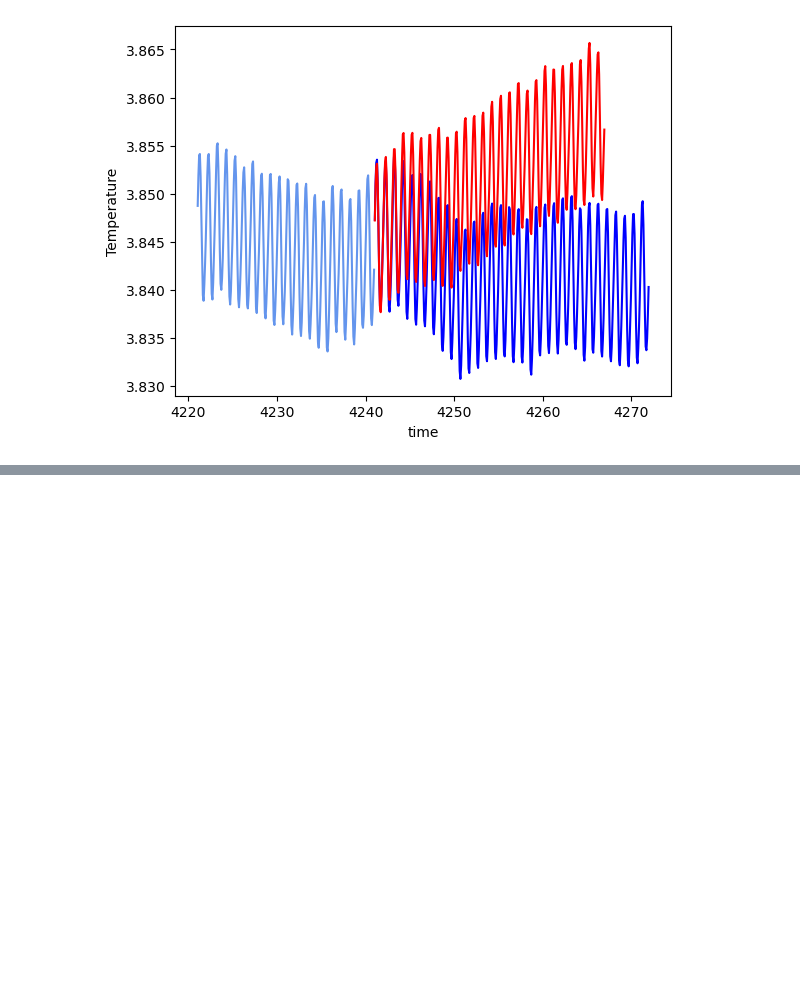
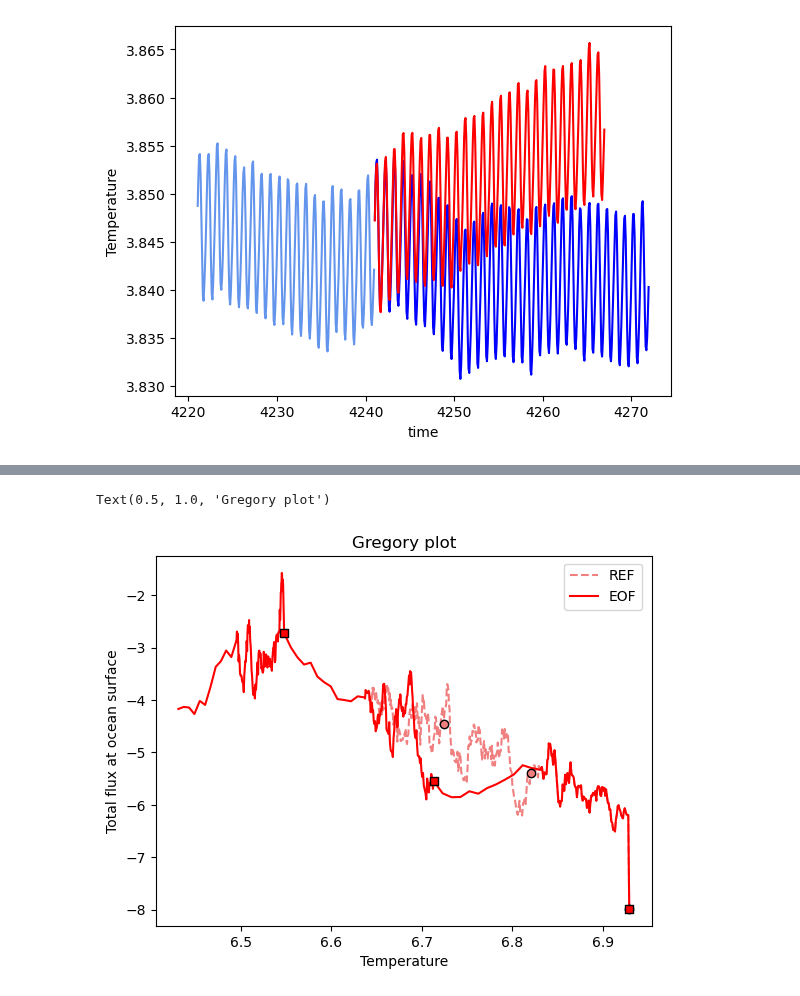
Before and after one commit to asozza/stece, a Jupyter notebook: osprey/notebooks/test_control.ipynb, the cells around one changed output, grey strips where cells are left out. Drawn from its saved outputs; the diff is of its cells as text; code cells hidden in the pictures; blank space fills up the shorter version.

Commit message:
new diagnostics: new function year_shift, add markers on gregory plot

```diff
--- a/osprey/notebooks/test_control.ipynb
+++ b/osprey/notebooks/test_control.ipynb
@@ -235,3 +235,19 @@ timeseries(expname='lgr0', startyear=1990, endyear=2015, varlabel='thetao', read
 2024-09-30 12:30:58,269 - INFO - Data available in the range 1990-2015.
 [<matplotlib.lines.Line2D at 0x...>]
 [figure]
+# %%
+import numpy as np
+import xarray as xr
+import matplotlib.pyplot as plt
+
+from osprey.graphics.gregory_plot import gregory_plot
+
+gregory_plot(expname='lfr0', startyear=1990, endyear=2020, varname1='thetao', varname2='qt_oce', reader='nemo', metric='base', color='lightcoral', linestyle='--', marker='o', label='REF')
+gregory_plot(expname='FE01', startyear=1990, endyear=2020, varname1='thetao', varname2='qt_oce', reader='nemo', metric='base', color='red', linestyle='-', marker='s', label='EOF')
+plt.legend(
+    bbox_to_anchor=(0.98, 0.98),  # x, y coordinates for legend placement
+    loc='upper right',         # Location of the legend relative to bbox_to_anchor
+    borderaxespad=0           # Padding between the legend and the plot
+)
+plt.title('Gregory plot')
+# %% [output]
@@ -237,0 +256,2 @@ timeseries(expname='lgr0', startyear=1990, endyear=2015, varlabel='thetao', read
+Text(0.5, 1.0, 'Gregory plot')
+[figure, added]
```
Also changed, not shown: parts of 1 cell of this notebook, 7 other files.
